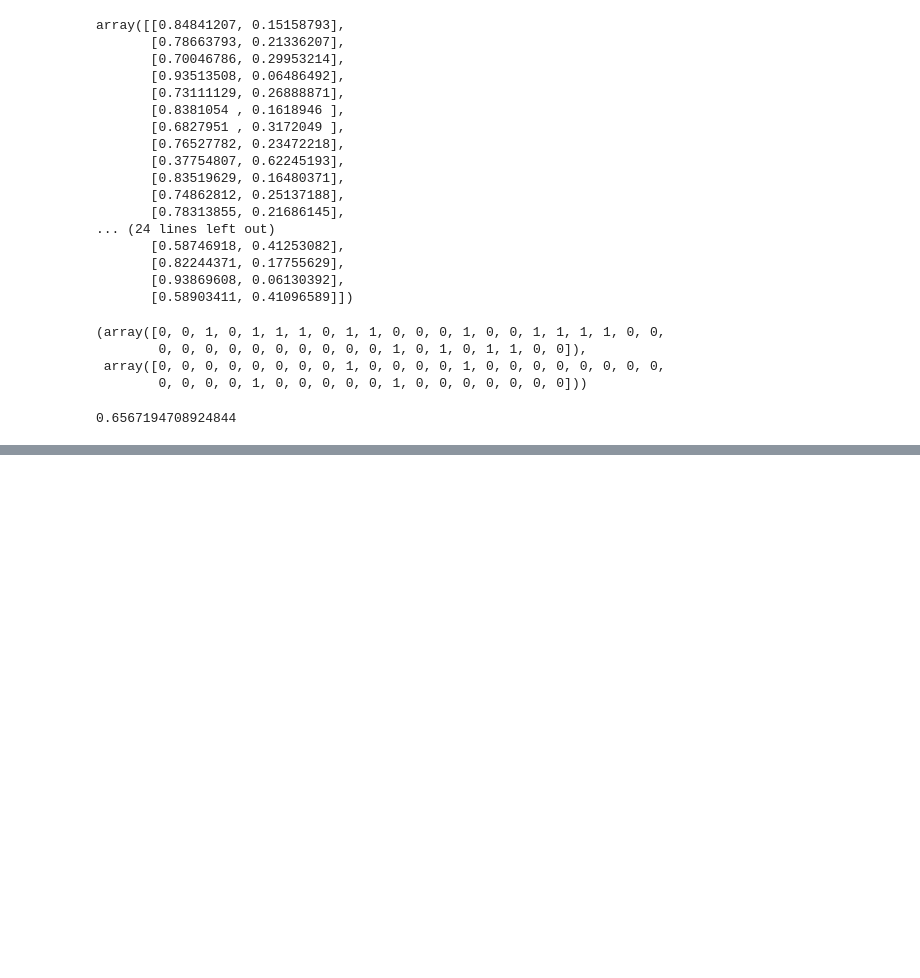
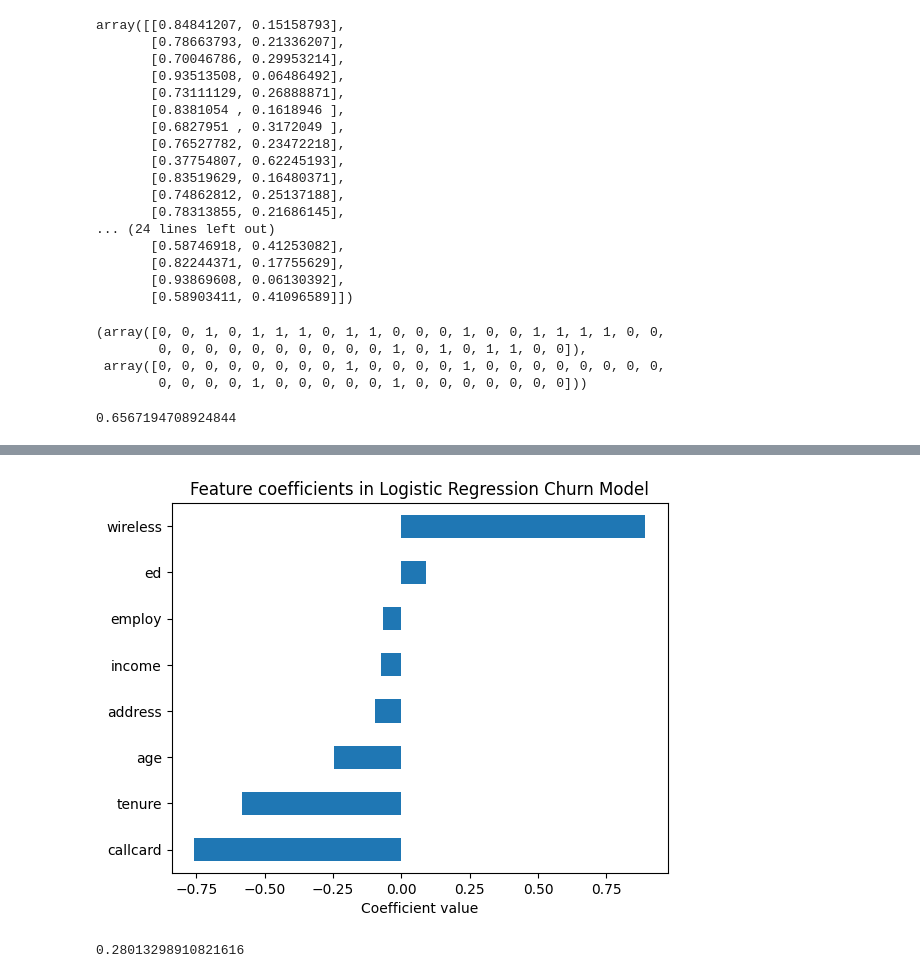
Before and after one commit to joneshshrestha/machine-learning-python, a Jupyter notebook: Classification/customer-churn-prediction/telecom-customer-churn-prediction.ipynb, the cells around one changed output, grey strips where cells are left out. Saved outputs shown, nothing was run; the diff lists cells and outputs as text; code cells hidden in the pictures; blank space fills up the shorter version.

```diff
--- a/Classification/customer-churn-prediction/telecom-customer-churn-prediction.ipynb
+++ b/Classification/customer-churn-prediction/telecom-customer-churn-prediction.ipynb
@@ -203,0 +216,6 @@ log_loss(y_test, yhat_prob) # higher log_loss than previous model
+# %%
+X = np.asarray(df[['tenure', 'age', 'address', 'income', 'ed', 'employ', 'callcard', 'wireless']])
+y = np.asarray(df['churn'])
+# %%
+X_normalize = preprocessing.StandardScaler().fit_transform(X)
+X_normalize[0:5]
@@ -203,0 +233,4 @@ log_loss(y_test, yhat_prob) # higher log_loss than previous model
+# %%
+X_train, X_test, y_train, y_test = train_test_split(X_normalize, y, test_size=0.2, random_state=4)
+# %%
+LR = LogisticRegression().fit(X_train, y_train)
@@ -203,0 +257,16 @@ log_loss(y_test, yhat_prob) # higher log_loss than previous model
+# %%
+# converting the weights i.e. coef of LR into pandas series which allows us to attach labels with the coef of LR
+# the coef of LR is 2D array with just the weights so in order to select the weights we need to use LR.coef_[0]
+# selecting the column names from the df we created without the equip vector
+coefficients = pd.Series(LR.coef_[0], index=df.columns[:-1])
+# sorting the values and plot a horizontal bar graph
+coefficients.sort_values().plot(kind='barh')
+plt.title('Feature coefficients in Logistic Regression Churn Model')
+plt.xlabel('Coefficient value')
+plt.show()
+# %% [output]
+[figure, added]
+# %%
+log_loss(y_pred, y_pred_prob)
+# %% [output]
+0.28013298910821616
```
Also changed, not shown: parts of 5 cells of this notebook.
